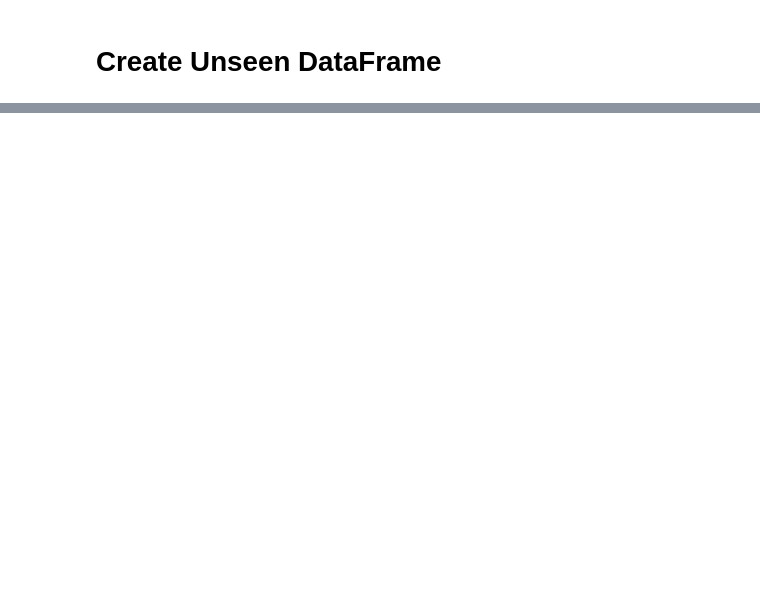
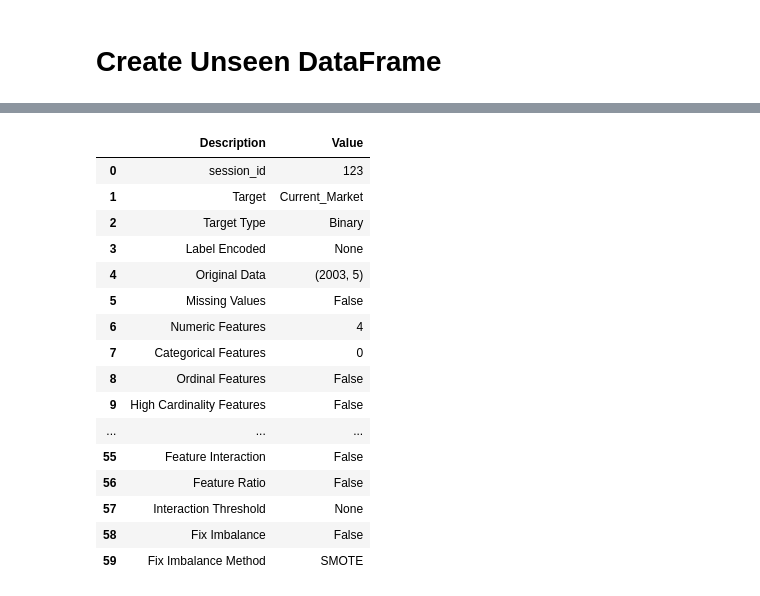
Before and after one commit to Forexience/Forexience, a Jupyter notebook: Testing_Pipeline/02_Back_Test_Binary_Classification.ipynb, the cells around one changed output, grey strips where cells are left out. Cells and saved outputs as stored; diff of their text form; code cells hidden in the pictures; blank space fills up the shorter version.

```diff
--- a/Testing_Pipeline/02_Back_Test_Binary_Classification.ipynb
+++ b/Testing_Pipeline/02_Back_Test_Binary_Classification.ipynb
@@ -12,7 +16,7 @@ warnings.filterwarnings('ignore')
 # %%
 with open ('back_test_pipeline_settings.yaml') as ymlfile:
     cfg = yaml.safe_load(ymlfile)
-    pair = cfg['currency']['pair_2']
+    pair = cfg['currency']['pair_1']
     dt = cfg['model']['dt']
     et = cfg['model']['et']
     knn = cfg['model']['knn']
@@ -32,5 +36,5 @@ with open ('back_test_pipeline_settings.yaml') as ymlfile:
 now = datetime.now()
 today = now.strftime("%d-%m-%Y_%I-%M_%p")
 # %%
-dataset = pd.read_csv('Back_Test_Result.csv')
+dataset = pd.read_csv('01_Back_Test_Data.csv')
 dataset.shape
@@ -57,6 +72,11 @@ dataset['Rec1_Score'] = dataset['Rec1_Score'] * dataset['Rec1_Prediction']
 dataset['Rec2_Score'] = dataset['Rec2_Score'] * dataset['Rec2_Prediction']
 dataset['Rec3_Score'] = dataset['Rec3_Score'] * dataset['Rec3_Prediction']
 dataset['Rec4_Score'] = dataset['Rec4_Score'] * dataset['Rec4_Prediction']
+# %%
+dataset['Rec1_Score'] = dataset['Rec1_Score'].round(2)
+dataset['Rec2_Score'] = dataset['Rec2_Score'].round(2)
+dataset['Rec3_Score'] = dataset['Rec3_Score'].round(2)
+dataset['Rec4_Score'] = dataset['Rec4_Score'].round(2)
 # %%
 dataset = dataset.drop([
     'Candle_No',
@@ -83,4 +121,28 @@ data_unseen.head()
 # %%
-exp_clf101 = setup(data = data, target = 'Current_Market', session_id=123, silent=True)
+exp_name = setup(data = data,
+                 target = 'Current_Market',
+#                 fold_shuffle=True,
+                 session_id=123,
+                 silent=True,
+ #                imputation_type='iterative'
+                )
+# %% [output]
+|  | Description | Value |
+| 0 | session_id | 123 |
+| 1 | Target | Current_Market |
+| 2 | Target Type | Binary |
+| 3 | Label Encoded | None |
+| 4 | Original Data | (2003, 5) |
+| 5 | Missing Values | False |
+| 6 | Numeric Features | 4 |
+| 7 | Categorical Features | 0 |
+| 8 | Ordinal Features | False |
+| 9 | High Cardinality Features | False |
+| ... | ... | ... |
+| 55 | Feature Interaction | False |
+| 56 | Feature Ratio | False |
+| 57 | Interaction Threshold | None |
+| 58 | Fix Imbalance | False |
+| 59 | Fix Imbalance Method | SMOTE |
 # %%
 compare_models()
```
Also changed, not shown: parts of 23 cells of this notebook, 13 other files.
